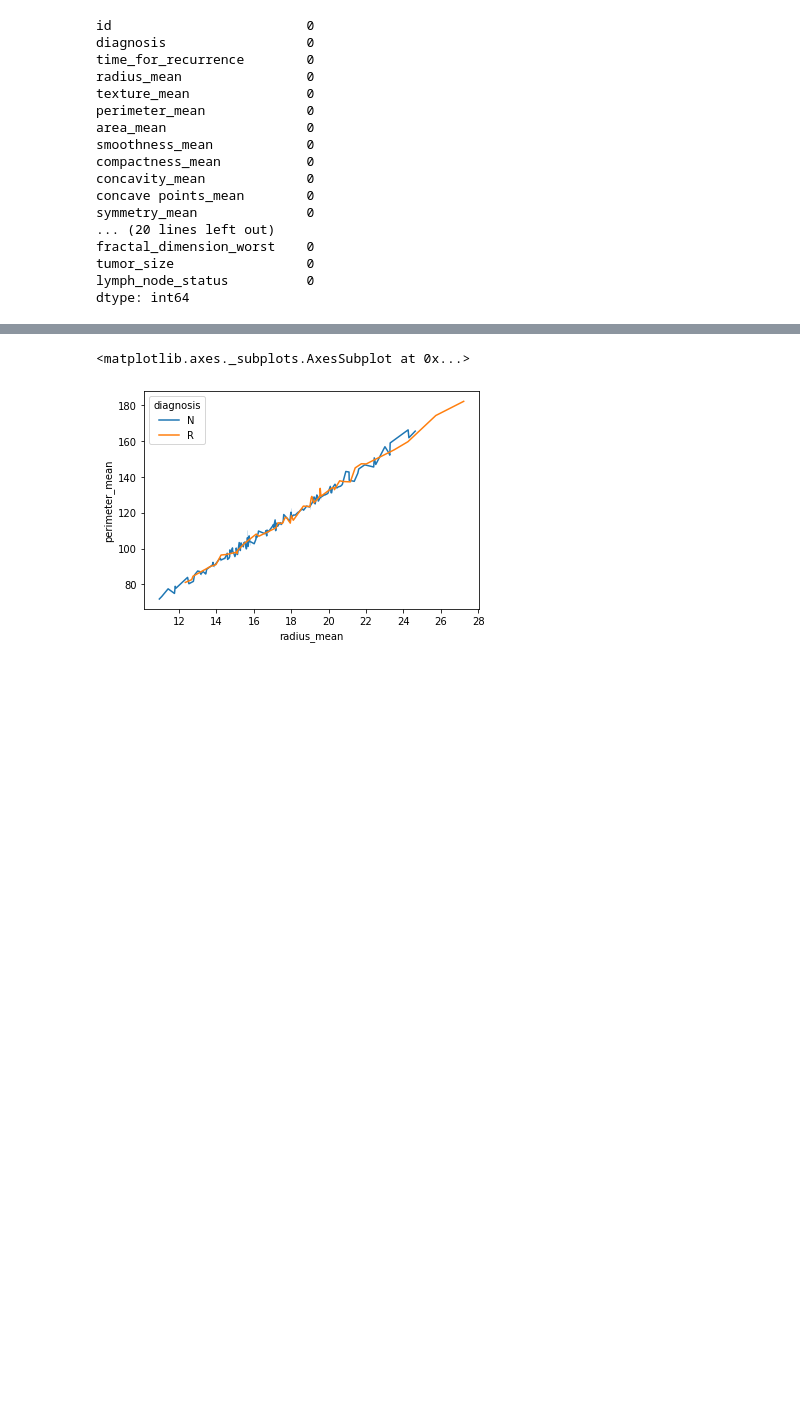
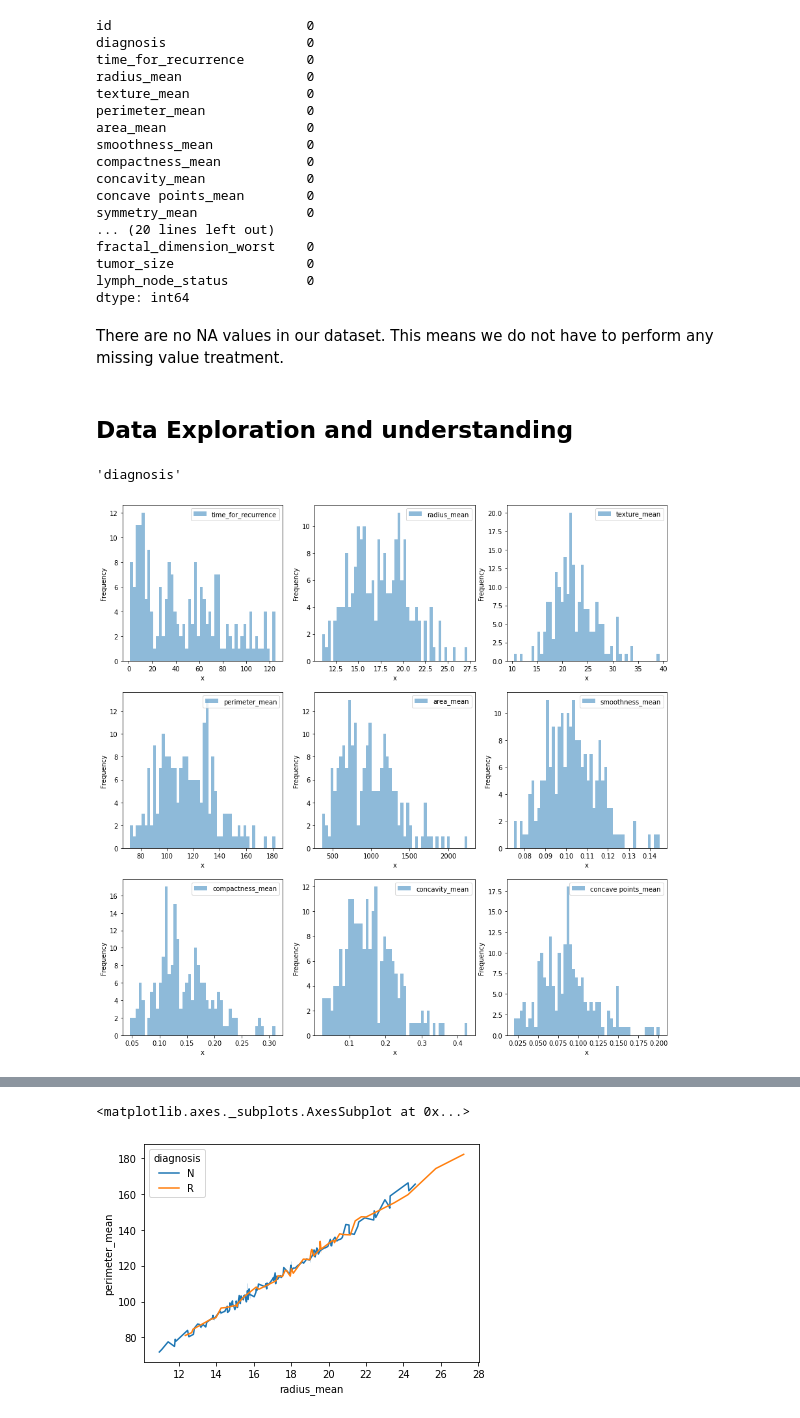
Before and after one commit to InduDwivedi/Prediction-of-breast-cancer-recurrence, a Jupyter notebook: breastcancerprognostics.ipynb, the cells around one changed output, grey strips where cells are left out. Saved outputs shown, nothing was run; the diff lists cells and outputs as text; code cells hidden in the pictures; blank space fills up the shorter version.

```diff
--- a/breastcancerprognostics.ipynb
+++ b/breastcancerprognostics.ipynb
@@ -11,5 +23,6 @@ import matplotlib.pyplot as plt
 # %%
-df = pd.read_csv("/content/drive/MyDrive/CSE587/wpbc_data_3.csv")
+# df = pd.read_csv("/content/drive/MyDrive/CSE587/wpbc_data_3.csv")
+df_scaled = pd.read_csv("wpbc_data_3.csv")
 # %%
 df.head()
 # %% [output]
@@ -47,2 +69,3 @@ memory usage: 54.3+ KB
 # %%
 df['lymph_node_status'].replace('?',0, inplace = True)
+df['lymph_node_status']= df['lymph_node_status'].astype(float)
@@ -66,3 +134,33 @@ fractal_dimension_worst    0
 tumor_size                 0
 lymph_node_status          0
 dtype: int64
+# %% [markdown]
+There are no NA values in our dataset. This means we do not have to perform any missing value treatment.
+# %% [markdown]
+## Data Exploration and understanding
+# %%
+df.columns[1]
+# %% [output]
+'diagnosis'
+# %%
+ncols = 3
+nrows = 3
+fig, axes = plt.subplots(nrows=nrows, ncols=ncols, figsize=(15, 15))
+
+counter = 2
+for i in range(nrows):
+    for j in range(ncols):
+        ax = axes[i][j]
+        if counter < len(df.columns):
+            ax.hist(df[df.columns[counter]], bins=50, alpha=0.5, label='{}'.format(df.columns[counter]))
+            ax.set_xlabel('x')
+            ax.set_ylabel('Frequency')
+            leg = ax.legend(loc='upper right')
+        else:
+            ax.set_axis_off()
+
+        counter += 1
+
+plt.show()
+# %% [output]
+[figure, added]
```
Also changed, not shown: parts of 40 cells of this notebook.
